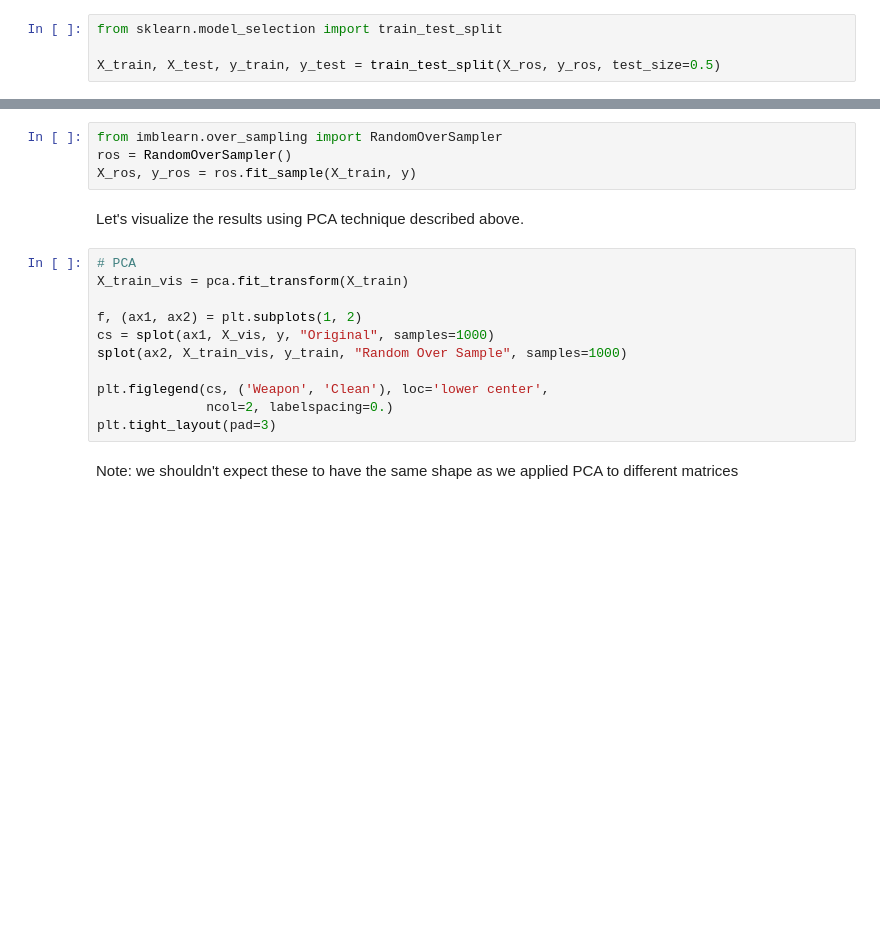
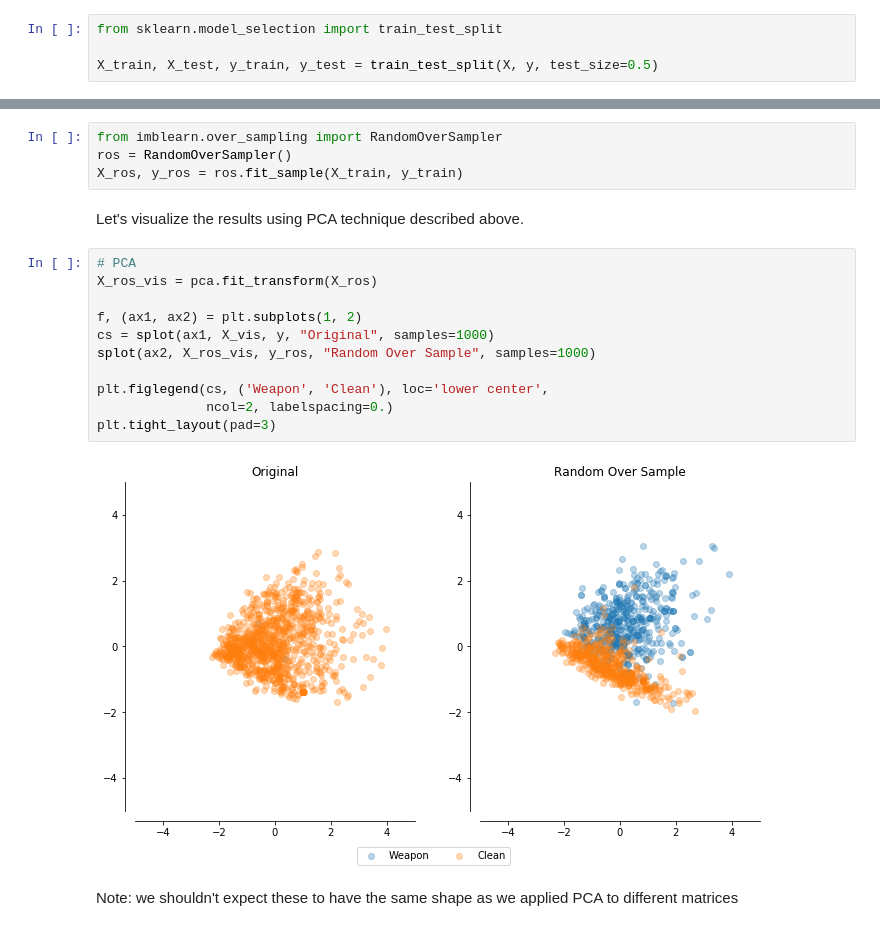
Before and after one commit to askmediagroup/TabooIglooChallenge, a Jupyter notebook: taboo-igloo-challenge.ipynb, the cells around one changed output, grey strips where cells are left out. Drawn from its saved outputs; the diff is of its cells as text; blank space fills up the shorter version.

```diff
--- a/taboo-igloo-challenge.ipynb
+++ b/taboo-igloo-challenge.ipynb
@@ -214,4 +214,4 @@ The last part of our ET process to group the data into a test and training sets.
 # %%
 from sklearn.model_selection import train_test_split
 
-X_train, X_test, y_train, y_test = train_test_split(X_ros, y_ros, test_size=0.5)
+X_train, X_test, y_train, y_test = train_test_split(X, y, test_size=0.5)
@@ -226,20 +224,22 @@ We want to resample our data so that we improve the balance between the minority
 # %%
 from imblearn.over_sampling import RandomOverSampler
 ros = RandomOverSampler()
-X_ros, y_ros = ros.fit_sample(X_train, y)
+X_ros, y_ros = ros.fit_sample(X_train, y_train)
 # %% [markdown]
 Let's visualize the results using PCA technique described above.
 # %%
 # PCA
-X_train_vis = pca.fit_transform(X_train)
+X_ros_vis = pca.fit_transform(X_ros)
 
 f, (ax1, ax2) = plt.subplots(1, 2)
 cs = splot(ax1, X_vis, y, "Original", samples=1000)
-splot(ax2, X_train_vis, y_train, "Random Over Sample", samples=1000)
+splot(ax2, X_ros_vis, y_ros, "Random Over Sample", samples=1000)
 
 plt.figlegend(cs, ('Weapon', 'Clean'), loc='lower center',
               ncol=2, labelspacing=0.)
 plt.tight_layout(pad=3)
+# %% [output]
+[figure, added]
 # %% [markdown]
 Note: we shouldn't expect these to have the same shape as we applied PCA to different matrices
 # %% [markdown]
```
Also changed, not shown: parts of 9 cells of this notebook.
